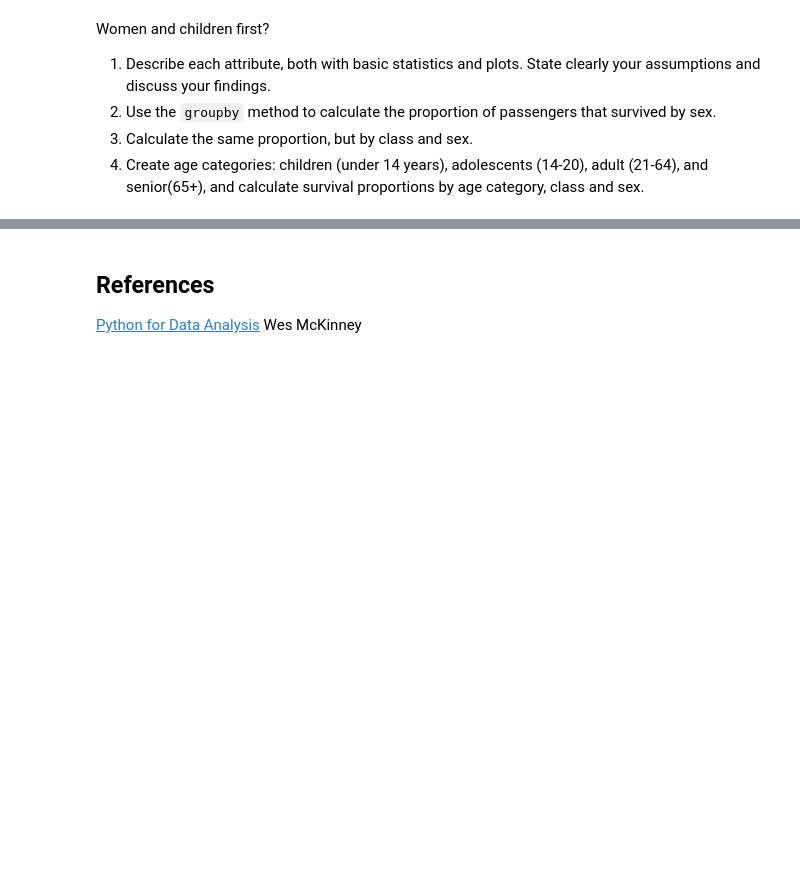
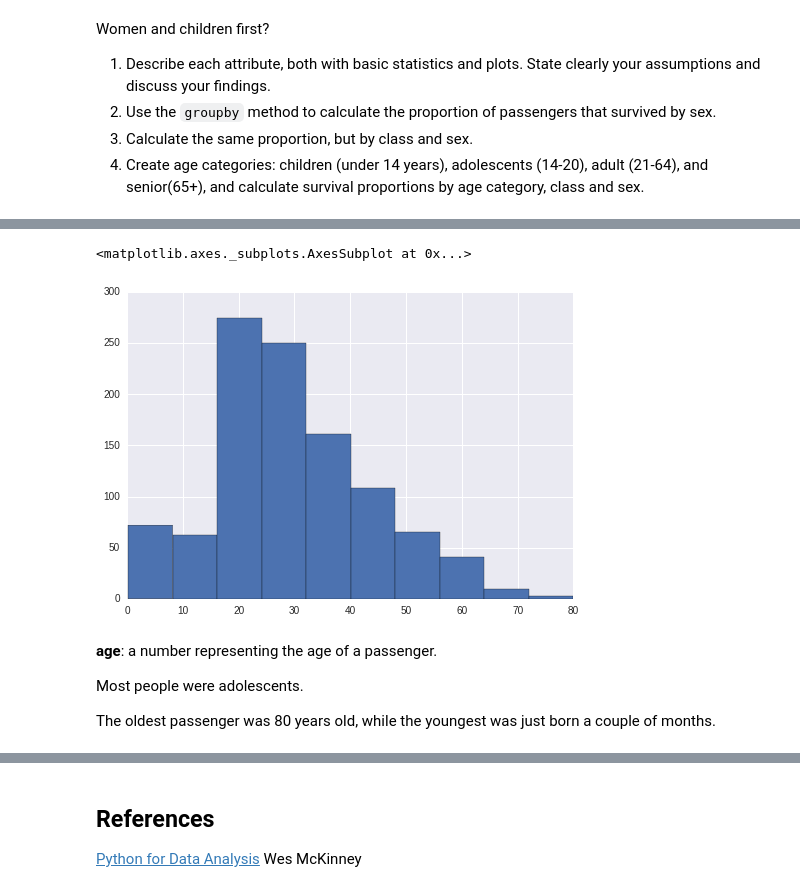
Before and after one commit to BeforeRain/ADA-homework, a Jupyter notebook: 01 - Pandas and Data Wrangling/Data Wrangling with Pandas.ipynb, the cells around one changed output, grey strips where cells are left out. Saved outputs shown, nothing was run; the diff lists cells and outputs as text; code cells hidden in the pictures; blank space fills up the shorter version.

```diff
--- a/01 - Pandas and Data Wrangling/Data Wrangling with Pandas.ipynb
+++ b/01 - Pandas and Data Wrangling/Data Wrangling with Pandas.ipynb
@@ -1705,0 +872,11 @@ Women and children first?
+# %%
+titanic.age.hist()
+# %% [output]
+<matplotlib.axes._subplots.AxesSubplot at 0x...>
+[figure, added]
+# %% [markdown]
+**age**: a number representing the age of a passenger.
+
+Most people were adolescents.
+
+The oldest passenger was 80 years old, while the youngest was just born a couple of months.
```
Also changed, not shown: parts of 172 cells of this notebook.
